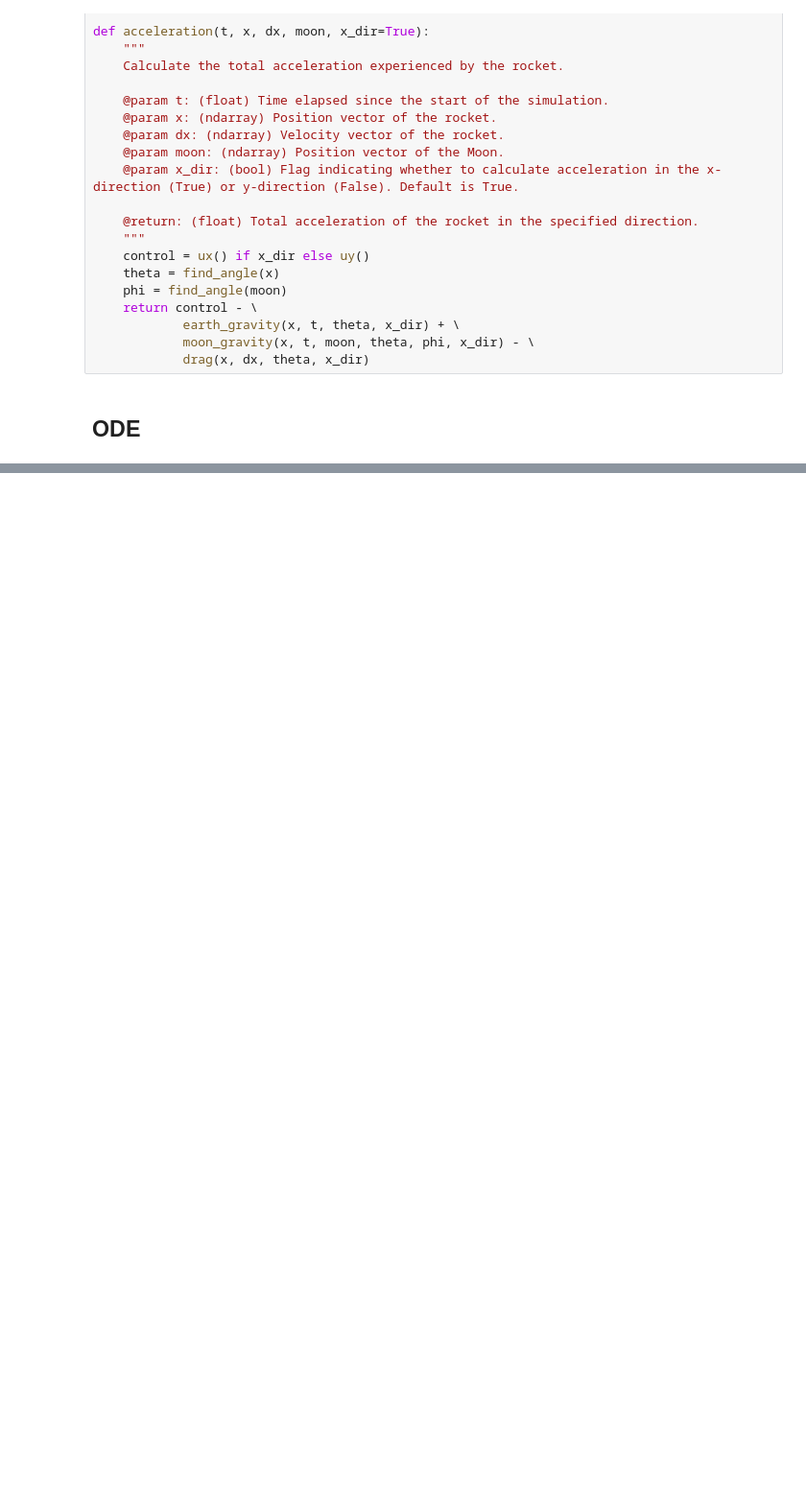
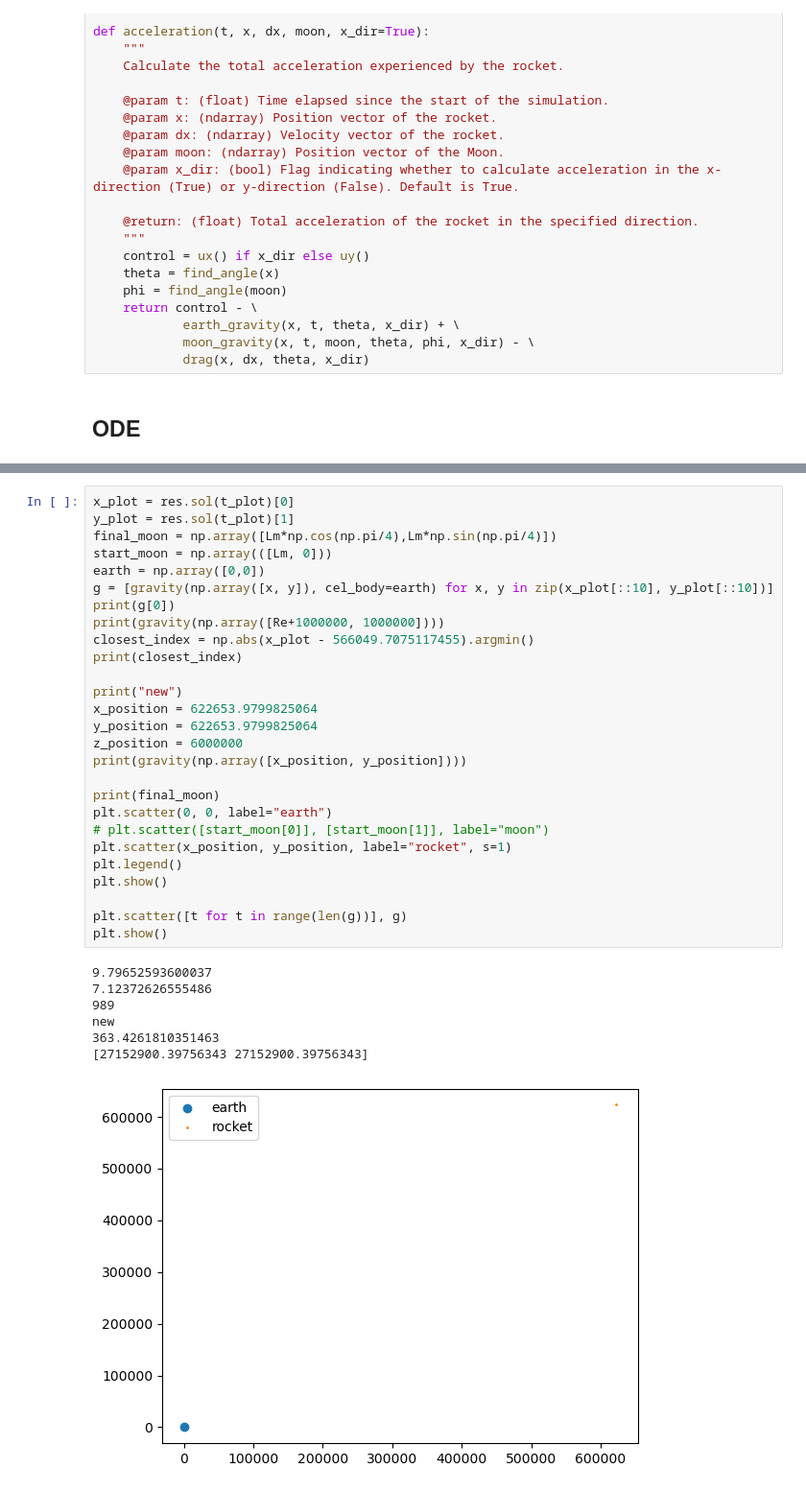
Before and after one commit to binDebug3/OrbitalTrajectory, a Jupyter notebook: dallin.ipynb, the cells around one changed output, grey strips where cells are left out. Shown: that part at 96% size. Saved outputs shown, nothing was run; the diff lists cells and outputs as text; blank space fills up the shorter version.

```diff
--- a/dallin.ipynb
+++ b/dallin.ipynb
@@ -531,0 +552,35 @@ Maximum boundary residual: 2.00e-08
+# %%
+x_plot = res.sol(t_plot)[0]
+y_plot = res.sol(t_plot)[1]
+final_moon = np.array([Lm*np.cos(np.pi/4),Lm*np.sin(np.pi/4)])
+start_moon = np.array(([Lm, 0]))
+earth = np.array([0,0])
+g = [gravity(np.array([x, y]), cel_body=earth) for x, y in zip(x_plot[::10], y_plot[::10])]
+print(g[0])
+print(gravity(np.array([Re+1000000, 1000000])))
+closest_index = np.abs(x_plot - 566049.7075117455).argmin()
+print(closest_index)
+
+print("new")
+x_position = 622653.9799825064
+y_position = 622653.9799825064
+z_position = 6000000
+print(gravity(np.array([x_position, y_position])))
+
+print(final_moon)
+plt.scatter(0, 0, label="earth")
+# plt.scatter([start_moon[0]], [start_moon[1]], label="moon")
+plt.scatter(x_position, y_position, label="rocket", s=1)
+plt.legend()
+plt.show()
+
+plt.scatter([t for t in range(len(g))], g)
+plt.show()
+# %% [output]
+9.79652593600037
+7.12372626555486
+989
+new
+363.4261810351463
+[27152900.39756343 27152900.39756343]
+[figure, added]
```
Also changed, not shown: parts of 8 cells of this notebook, 5 other files.
